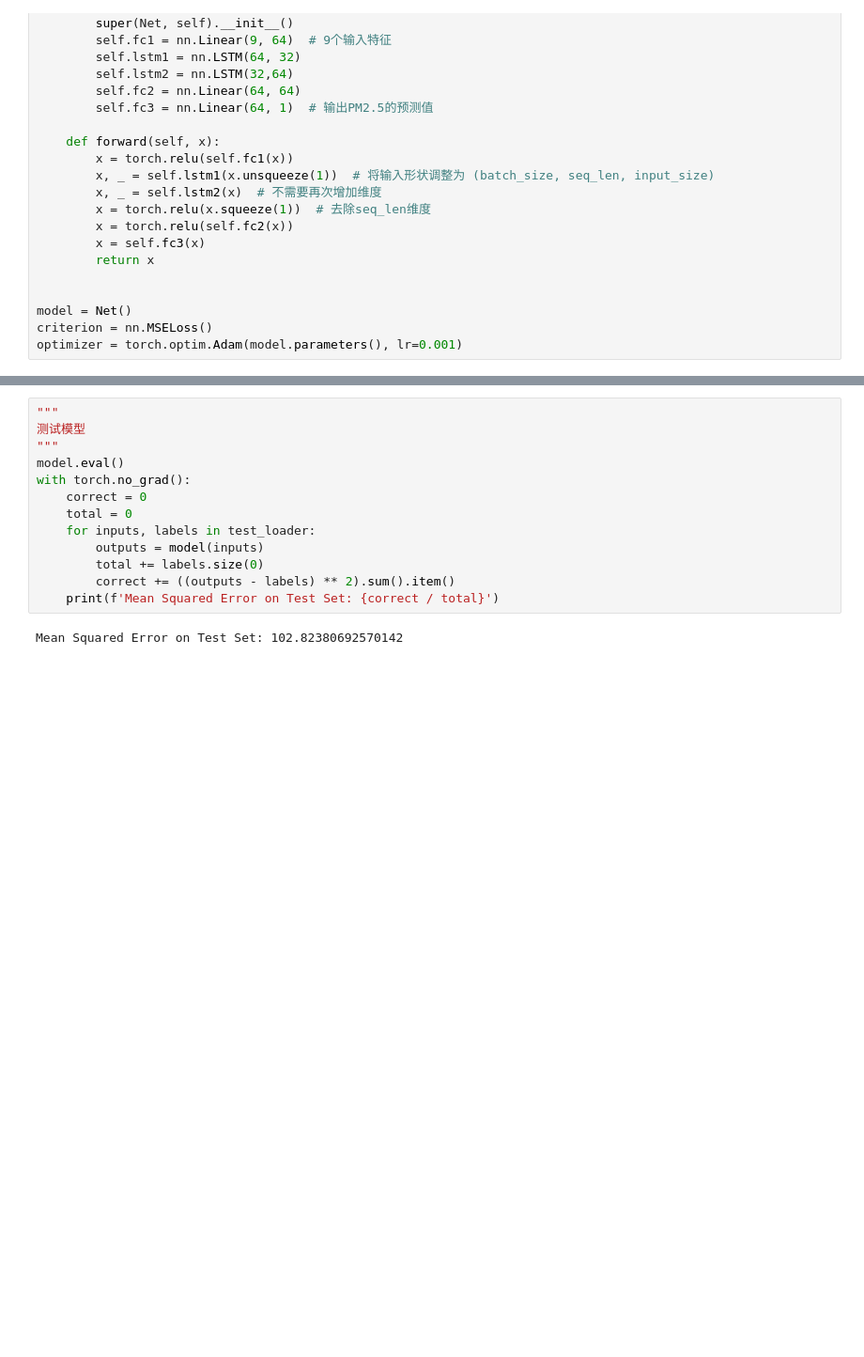
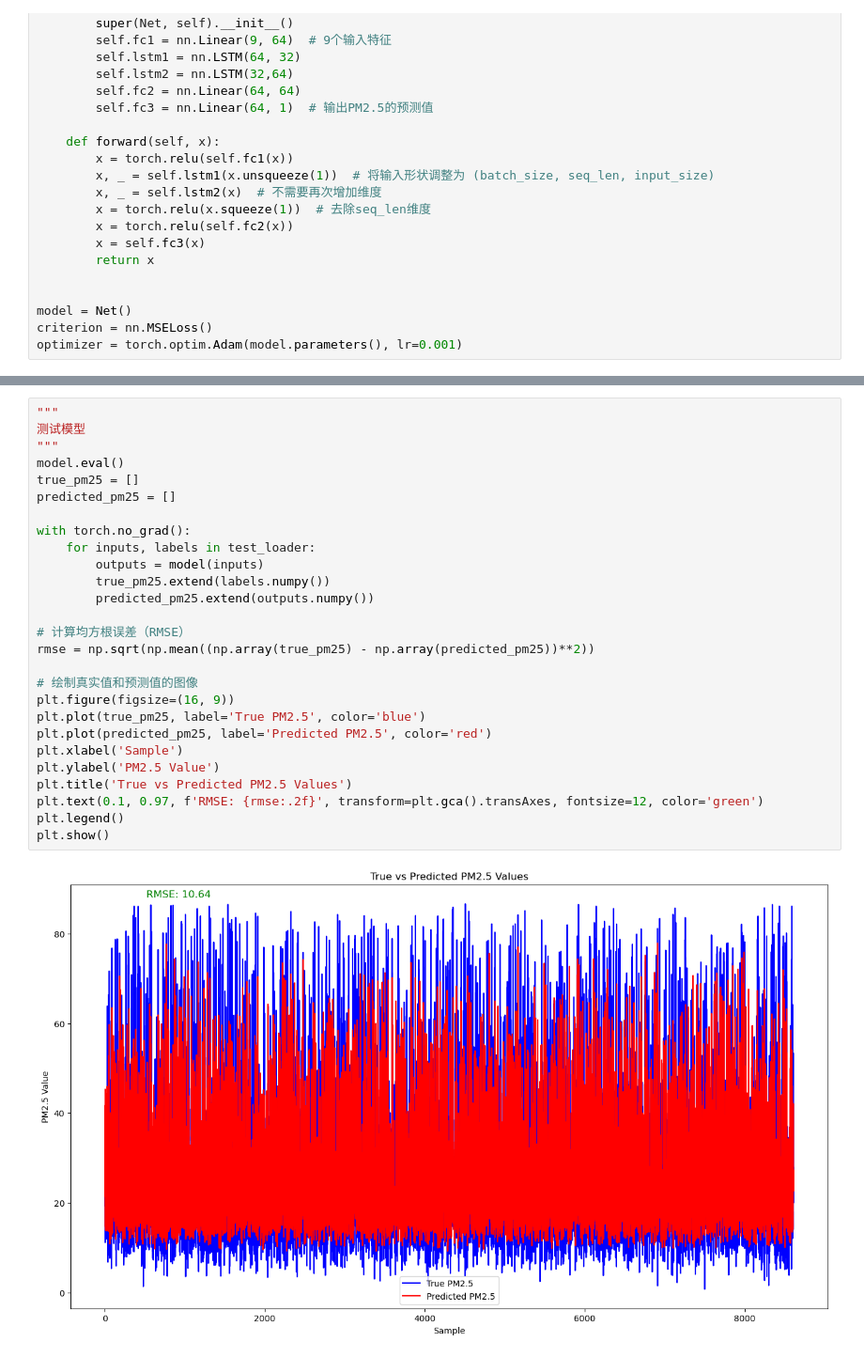
Before and after one commit to qingshin/Pytorch-Learning, a Jupyter notebook: Project1/pytorch_example.ipynb, the cells around one changed output, grey strips where cells are left out. Shown at 94% size. Drawn from its saved outputs; the diff is of its cells as text; blank space fills up the shorter version.

```diff
--- a/Project1/pytorch_example.ipynb
+++ b/Project1/pytorch_example.ipynb
@@ -139,15 +143,29 @@ plt.show()
 # %%
 """
 测试模型
 """
 model.eval()
+true_pm25 = []
+predicted_pm25 = []
+
 with torch.no_grad():
-    correct = 0
-    total = 0
     for inputs, labels in test_loader:
         outputs = model(inputs)
-        total += labels.size(0)
-        correct += ((outputs - labels) ** 2).sum().item()
-    print(f'Mean Squared Error on Test Set: {correct / total}')
+        true_pm25.extend(labels.numpy())
+        predicted_pm25.extend(outputs.numpy())
+
+# 计算均方根误差（RMSE）
+rmse = np.sqrt(np.mean((np.array(true_pm25) - np.array(predicted_pm25))**2))
+
+# 绘制真实值和预测值的图像
+plt.figure(figsize=(16, 9))
+plt.plot(true_pm25, label='True PM2.5', color='blue')
+plt.plot(predicted_pm25, label='Predicted PM2.5', color='red')
+plt.xlabel('Sample')
+plt.ylabel('PM2.5 Value')
+plt.title('True vs Predicted PM2.5 Values')
+plt.text(0.1, 0.97, f'RMSE: {rmse:.2f}', transform=plt.gca().transAxes, fontsize=12, color='green')
+plt.legend()
+plt.show()
 # %% [output]
-Mean Squared Error on Test Set: 102.82380692570142
+[figure, added]
```
Also changed, not shown: parts of 3 cells of this notebook, 1 other file.
